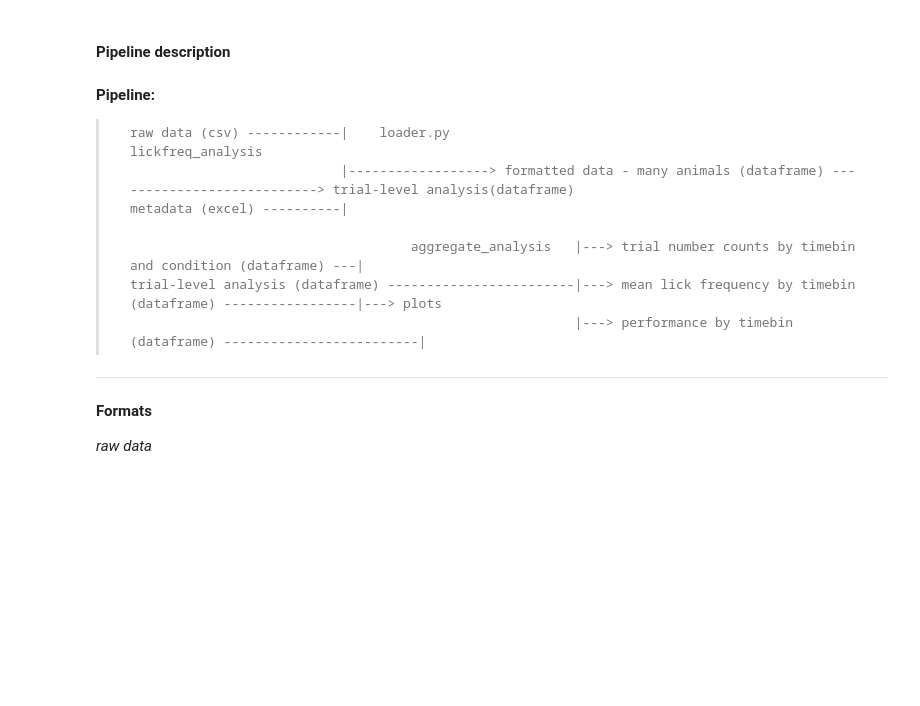
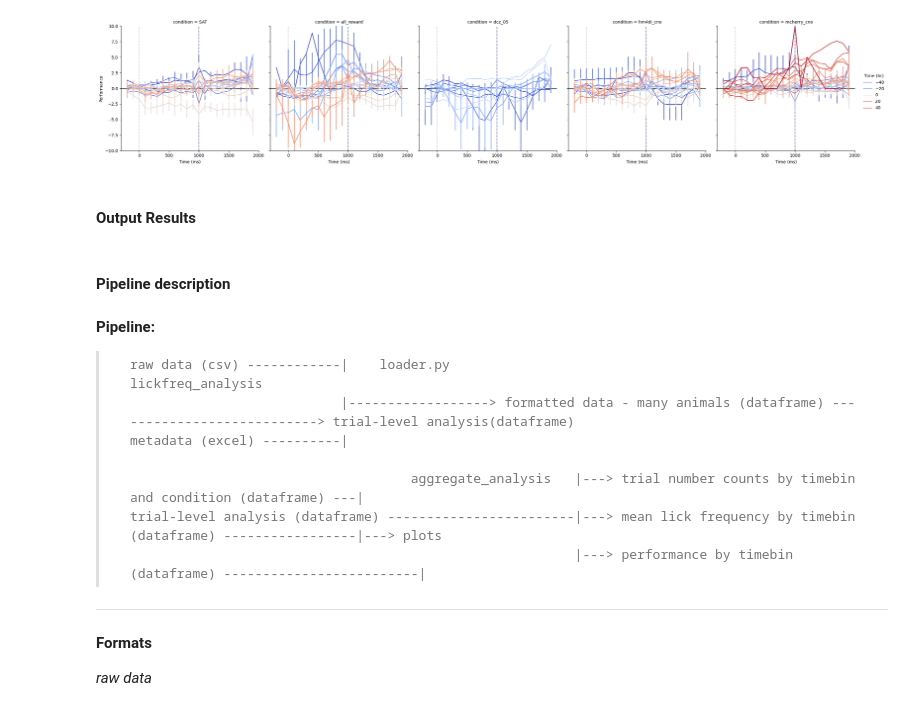
Before and after one commit to barthlab/mouse_analysis, a Jupyter notebook: users/rswind/analysis_pipeline.ipynb, the cells around one changed output. Saved outputs shown, nothing was run; the diff lists cells and outputs as text; code cells hidden in the pictures; blank space fills up the shorter version.

```diff
--- a/users/rswind/analysis_pipeline.ipynb
+++ b/users/rswind/analysis_pipeline.ipynb
@@ -61,0 +198,15 @@ Plotting
+# %%
+# lick frequency
+
+# plot all timebins average performance trace on the same plot
+g = sns.relplot(data=mean_statistics,kind="line",x="Time (ms)", y="lick",col="condition", row="Time (hr)",
+                hue="stimulus", palette=["green", "red"], hue_order=["stimulus", "blank"], errorbar="se",err_style="bars", legend="full")
+
+
+# add lines at air puff and water delivery
+for ax in g.axes.flat:
+    ax.axhline(y=0, xmin=0, xmax=1, ls="-", lw=0.75,color="black", zorder=0)
+    ax.axvline(x=0, ymin=0, ymax=1, ls="--", color="lightgrey", zorder=0)
+    ax.axvline(x=1000, ymin=0, ymax=1, ls="--", color="navy", alpha=0.5, zorder=0)
+    ax.set_ylim([0, 12])
+    ax.set_ylabel("Lick Freq (hz)")
@@ -61,0 +215,17 @@ Plotting
+# %%
+# performance across trial (all timebins in one plot)
+
+g = sns.relplot(data=performance, kind="line",x="Time (ms)", y="lick",col="condition",
+                hue="Time (hr)", palette="coolwarm", errorbar="se",err_style="bars", legend="brief")
+
+# add lines at air puff and water delivery
+for ax in g.axes.flat:
+    ax.axhline(y=0, xmin=0, xmax=1, ls="-", lw=0.75,color="black", zorder=0)
+    ax.axvline(x=0, ymin=0, ymax=1, ls="--", color="lightgrey", zorder=0)
+    ax.axvline(x=1000, ymin=0, ymax=1, ls="--", color="navy", alpha=0.5, zorder=0)
+    ax.set_ylim([-10, 10])
+    ax.set_ylabel("Performance")
+# %% [output]
+[figure, added]
+# %% [markdown]
+#### Output Results
```
Also changed, not shown: parts of 48 cells of this notebook, 1 other file.
